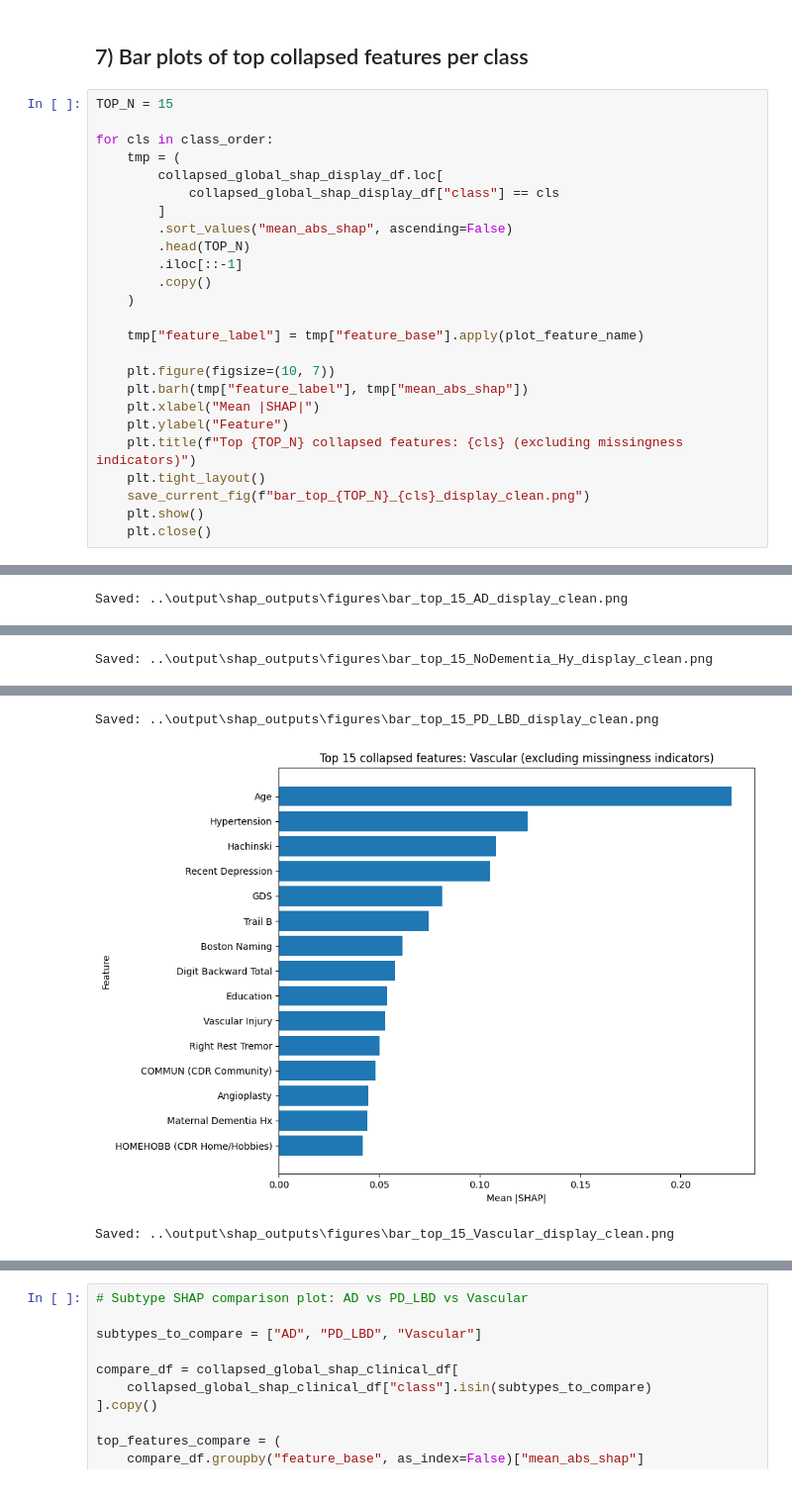
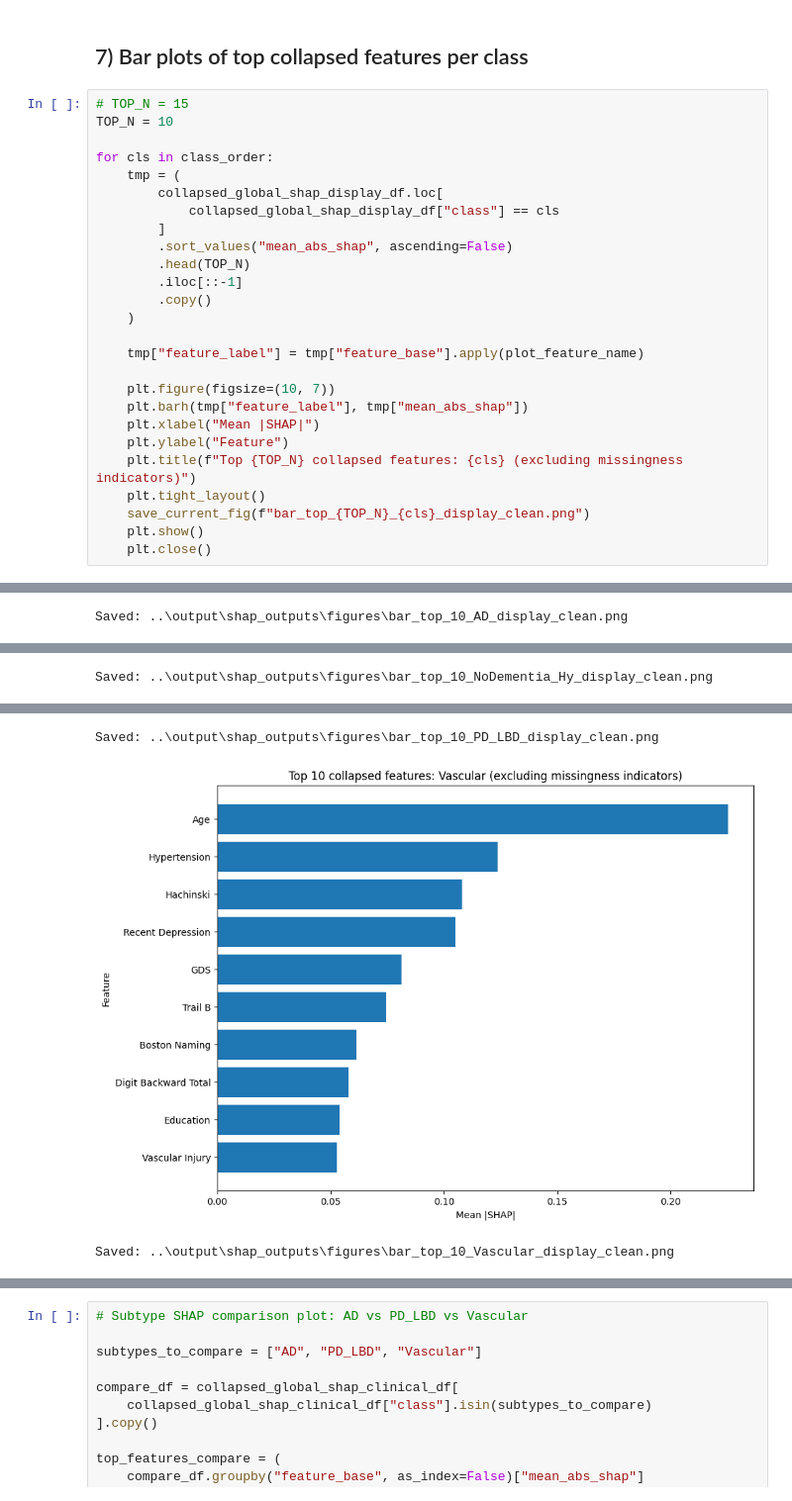
Before and after one commit to MihikaRanj/naccproject, a Jupyter notebook: src/05_shap_explainability_final_model.ipynb, the cells around one changed output, grey strips where cells are left out. Shown at 99% size. Cells and saved outputs as stored; diff of their text form.

```diff
--- a/src/05_shap_explainability_final_model.ipynb
+++ b/src/05_shap_explainability_final_model.ipynb
@@ -1157,7 +1198,8 @@ display(norm_pivot.sort_index())
 # %% [markdown]
 ## 7) Bar plots of top collapsed features per class
 # %%
-TOP_N = 15
+# TOP_N = 15
+TOP_N = 10
 
 for cls in class_order:
     tmp = (
@@ -1186 +1228 @@ for cls in class_order:
-Saved: ..\output\shap_outputs\figures\bar_top_15_AD_display_clean.png
+Saved: ..\output\shap_outputs\figures\bar_top_10_AD_display_clean.png
@@ -1188 +1230 @@ Saved: ..\output\shap_outputs\figures\bar_top_15_AD_display_clean.png
-Saved: ..\output\shap_outputs\figures\bar_top_15_NoDementia_Hy_display_clean.png
+Saved: ..\output\shap_outputs\figures\bar_top_10_NoDementia_Hy_display_clean.png
@@ -1190,6 +1232,6 @@ Saved: ..\output\shap_outputs\figures\bar_top_15_NoDementia_Hy_display_clean.png
-Saved: ..\output\shap_outputs\figures\bar_top_15_PD_LBD_display_clean.png
+Saved: ..\output\shap_outputs\figures\bar_top_10_PD_LBD_display_clean.png
-[figure, old version]
+[figure, new version]
-Saved: ..\output\shap_outputs\figures\bar_top_15_Vascular_display_clean.png
+Saved: ..\output\shap_outputs\figures\bar_top_10_Vascular_display_clean.png
 # %%
 # Clinical-subtype display set:
 # hiding missingness + broad severity variables from the display only
```
Also changed, not shown: parts of 3 cells of this notebook, 14 other files.
